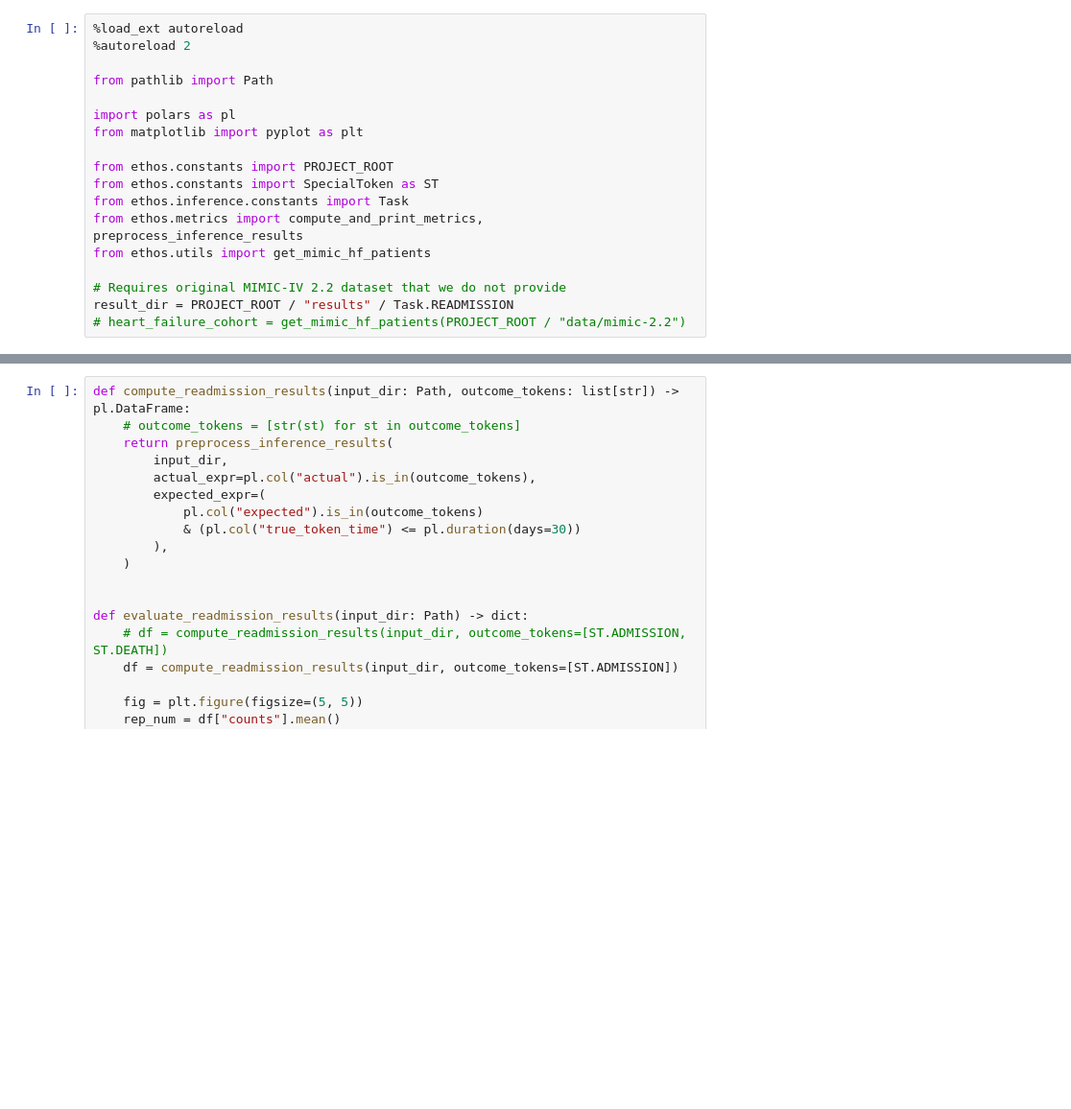
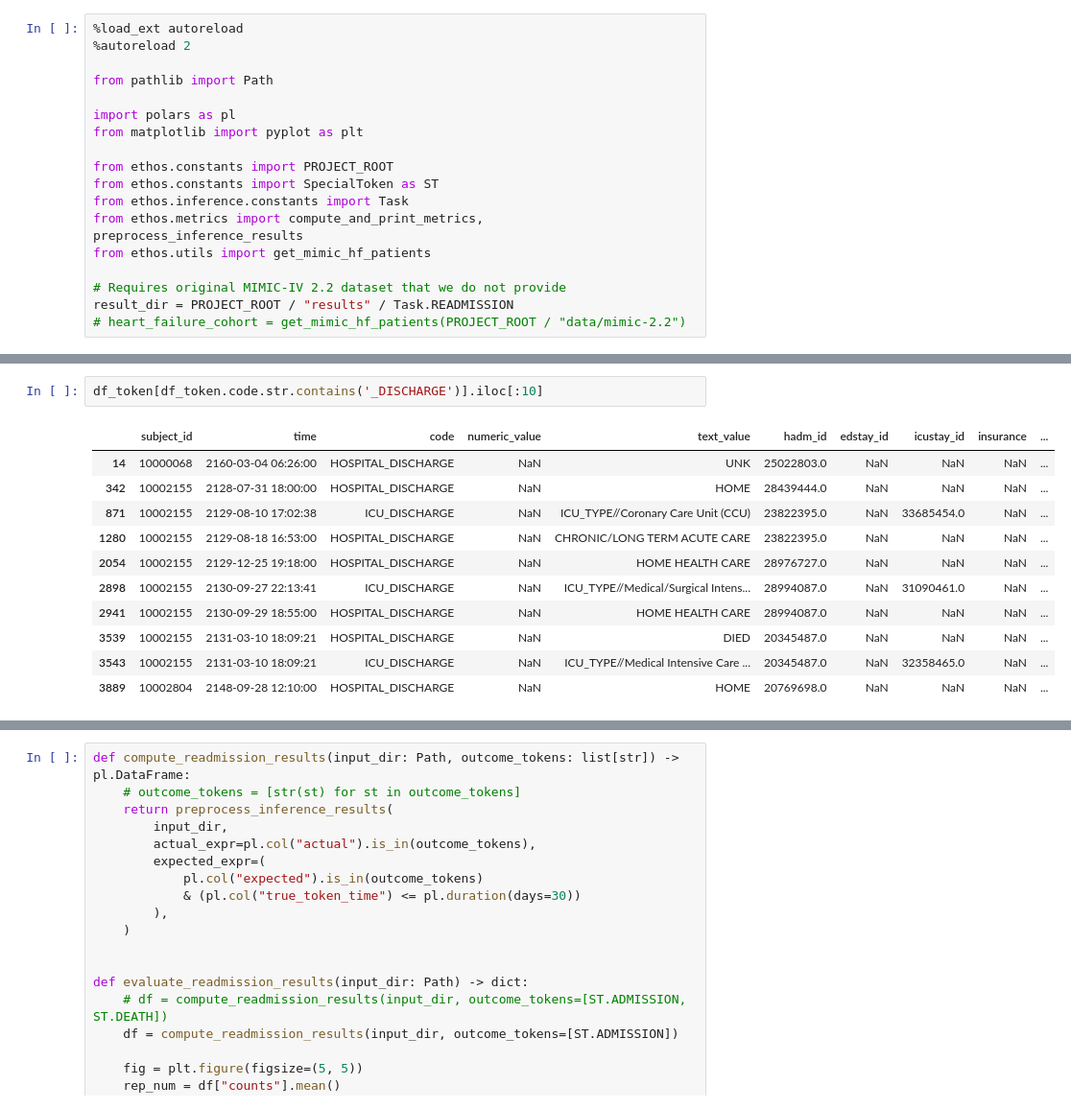
Before and after one commit to HNR1/ethos-benchmark, a Jupyter notebook: notebooks/hosp_readmission.ipynb, the cells around one changed output, grey strips where cells are left out. Shown at 96% size. Drawn from its saved outputs; the diff is of its cells as text; blank space fills up the shorter version.

```diff
--- a/notebooks/hosp_readmission.ipynb
+++ b/notebooks/hosp_readmission.ipynb
@@ -33,0 +82,14 @@ dataset = ReadmissionDataset(path)
+# %%
+df_token[df_token.code.str.contains('_DISCHARGE')].iloc[:10]
+# %% [output]
+|  | subject_id | time | code | numeric_value | text_value | hadm_id | edstay_id | icustay_id | insurance | ... |
+| 14 | 10000068 | 2160-03-04 06:26:00 | HOSPITAL_DISCHARGE | NaN | UNK | 25022803.0 | NaN | NaN | NaN | ... |
+| 342 | 10002155 | 2128-07-31 18:00:00 | HOSPITAL_DISCHARGE | NaN | HOME | 28439444.0 | NaN | NaN | NaN | ... |
+| 871 | 10002155 | 2129-08-10 17:02:38 | ICU_DISCHARGE | NaN | ICU_TYPE//Coronary Care Unit (CCU) | 23822395.0 | NaN | 33685454.0 | NaN | ... |
+| 1280 | 10002155 | 2129-08-18 16:53:00 | HOSPITAL_DISCHARGE | NaN | CHRONIC/LONG TERM ACUTE CARE | 23822395.0 | NaN | NaN | NaN | ... |
+| 2054 | 10002155 | 2129-12-25 19:18:00 | HOSPITAL_DISCHARGE | NaN | HOME HEALTH CARE | 28976727.0 | NaN | NaN | NaN | ... |
+| 2898 | 10002155 | 2130-09-27 22:13:41 | ICU_DISCHARGE | NaN | ICU_TYPE//Medical/Surgical Intens... | 28994087.0 | NaN | 31090461.0 | NaN | ... |
+| 2941 | 10002155 | 2130-09-29 18:55:00 | HOSPITAL_DISCHARGE | NaN | HOME HEALTH CARE | 28994087.0 | NaN | NaN | NaN | ... |
+| 3539 | 10002155 | 2131-03-10 18:09:21 | HOSPITAL_DISCHARGE | NaN | DIED | 20345487.0 | NaN | NaN | NaN | ... |
+| 3543 | 10002155 | 2131-03-10 18:09:21 | ICU_DISCHARGE | NaN | ICU_TYPE//Medical Intensive Care ... | 20345487.0 | NaN | 32358465.0 | NaN | ... |
+| 3889 | 10002804 | 2148-09-28 12:10:00 | HOSPITAL_DISCHARGE | NaN | HOME | 20769698.0 | NaN | NaN | NaN | ... |
```
Also changed, not shown: parts of 7 cells of this notebook, 8 other files.
